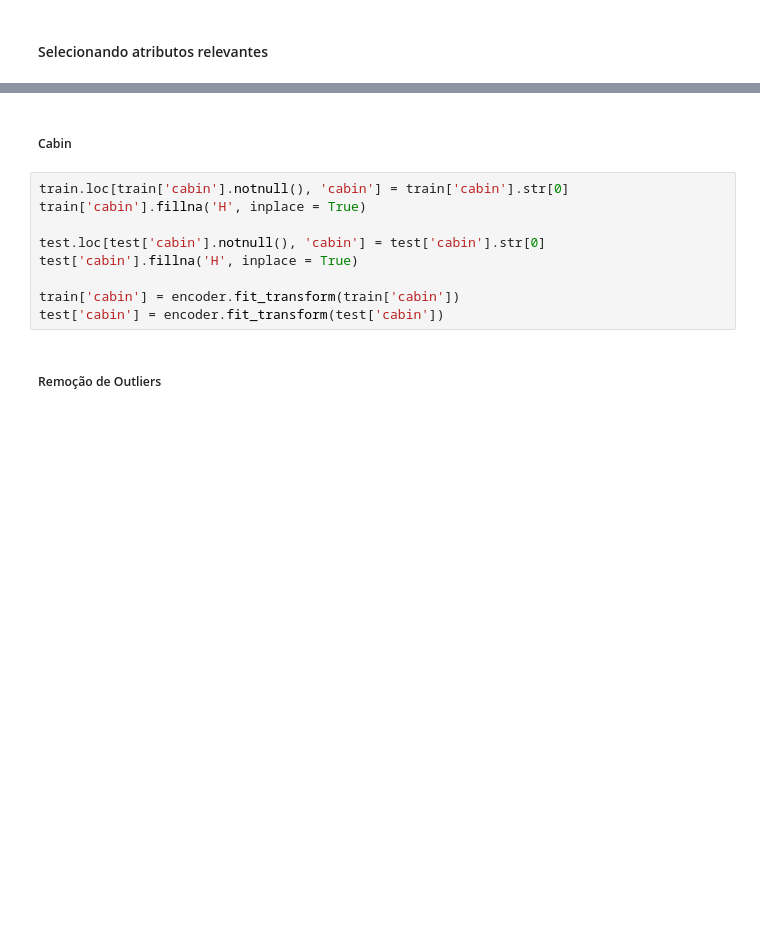
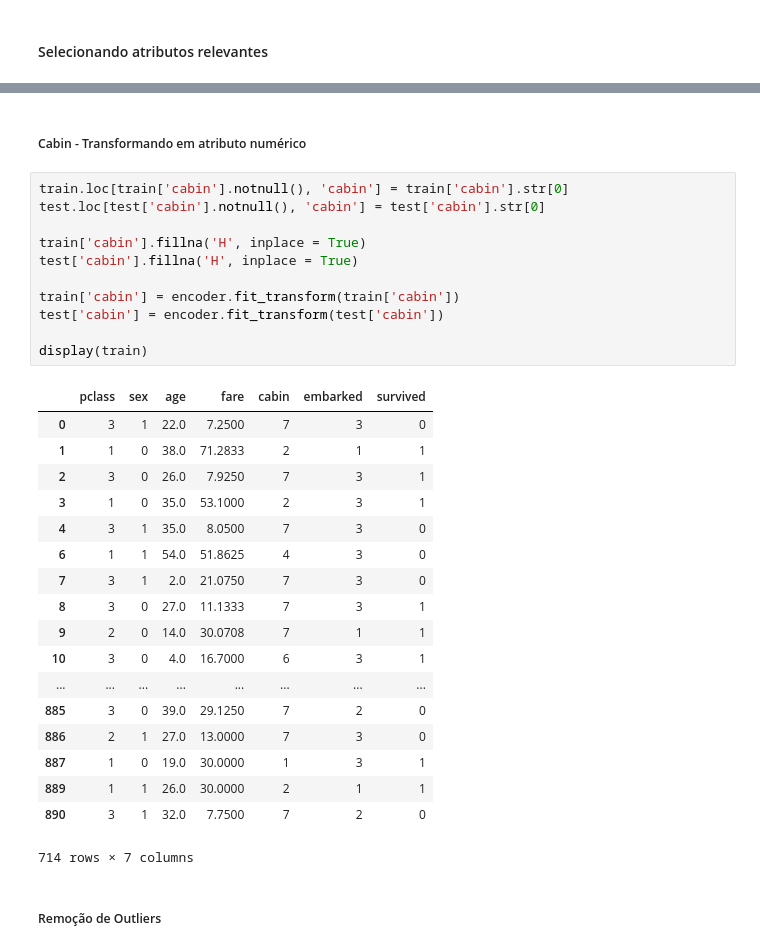
Before and after one commit to matheus-praxedes/Deep-learning, a Jupyter notebook: src/list2_dm.ipynb, the cells around one changed output, grey strips where cells are left out. Cells and saved outputs as stored; diff of their text form; blank space fills up the shorter version.

```diff
--- a/src/list2_dm.ipynb
+++ b/src/list2_dm.ipynb
@@ -90,14 +144,35 @@ test['embarked'] = encoder.fit_transform(test['embarked'])
 # %% [markdown]
-##### Cabin
+##### Cabin - Transformando em atributo numérico
 # %%
 train.loc[train['cabin'].notnull(), 'cabin'] = train['cabin'].str[0]
+test.loc[test['cabin'].notnull(), 'cabin'] = test['cabin'].str[0]
+
 train['cabin'].fillna('H', inplace = True)
-
-test.loc[test['cabin'].notnull(), 'cabin'] = test['cabin'].str[0]
 test['cabin'].fillna('H', inplace = True)
 
 train['cabin'] = encoder.fit_transform(train['cabin'])
 test['cabin'] = encoder.fit_transform(test['cabin'])
+
+display(train)
+# %% [output]
+|  | pclass | sex | age | fare | cabin | embarked | survived |
+| 0 | 3 | 1 | 22.0 | 7.2500 | 7 | 3 | 0 |
+| 1 | 1 | 0 | 38.0 | 71.2833 | 2 | 1 | 1 |
+| 2 | 3 | 0 | 26.0 | 7.9250 | 7 | 3 | 1 |
+| 3 | 1 | 0 | 35.0 | 53.1000 | 2 | 3 | 1 |
+| 4 | 3 | 1 | 35.0 | 8.0500 | 7 | 3 | 0 |
+| 6 | 1 | 1 | 54.0 | 51.8625 | 4 | 3 | 0 |
+| 7 | 3 | 1 | 2.0 | 21.0750 | 7 | 3 | 0 |
+| 8 | 3 | 0 | 27.0 | 11.1333 | 7 | 3 | 1 |
+| 9 | 2 | 0 | 14.0 | 30.0708 | 7 | 1 | 1 |
+| 10 | 3 | 0 | 4.0 | 16.7000 | 6 | 3 | 1 |
+| ... | ... | ... | ... | ... | ... | ... | ... |
+| 885 | 3 | 0 | 39.0 | 29.1250 | 7 | 2 | 0 |
+| 886 | 2 | 1 | 27.0 | 13.0000 | 7 | 3 | 0 |
+| 887 | 1 | 0 | 19.0 | 30.0000 | 1 | 3 | 1 |
+| 889 | 1 | 1 | 26.0 | 30.0000 | 2 | 1 | 1 |
+| 890 | 3 | 1 | 32.0 | 7.7500 | 7 | 2 | 0 |
+714 rows × 7 columns
 # %% [markdown]
 ##### Remoção de Outliers
 # %%
```
Also changed, not shown: parts of 28 cells of this notebook, 2 other files.
